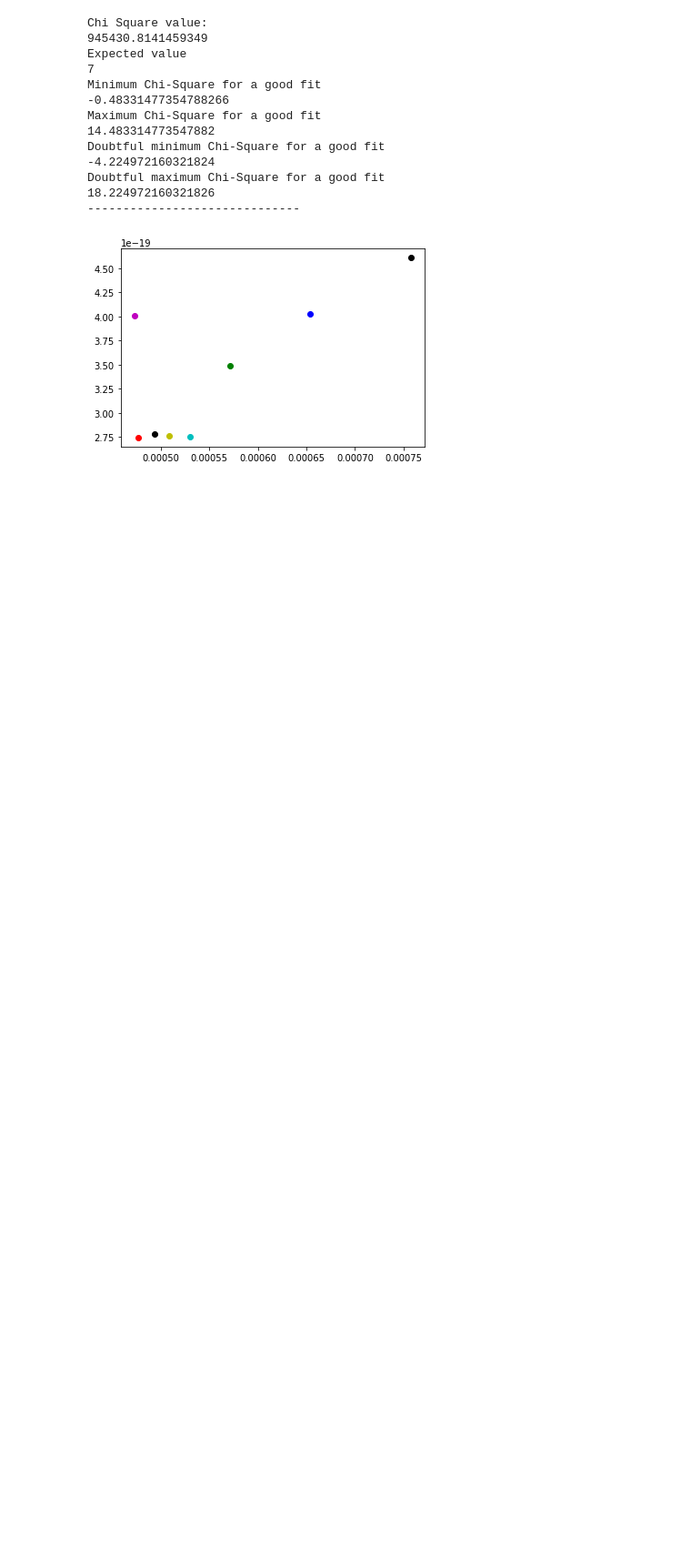
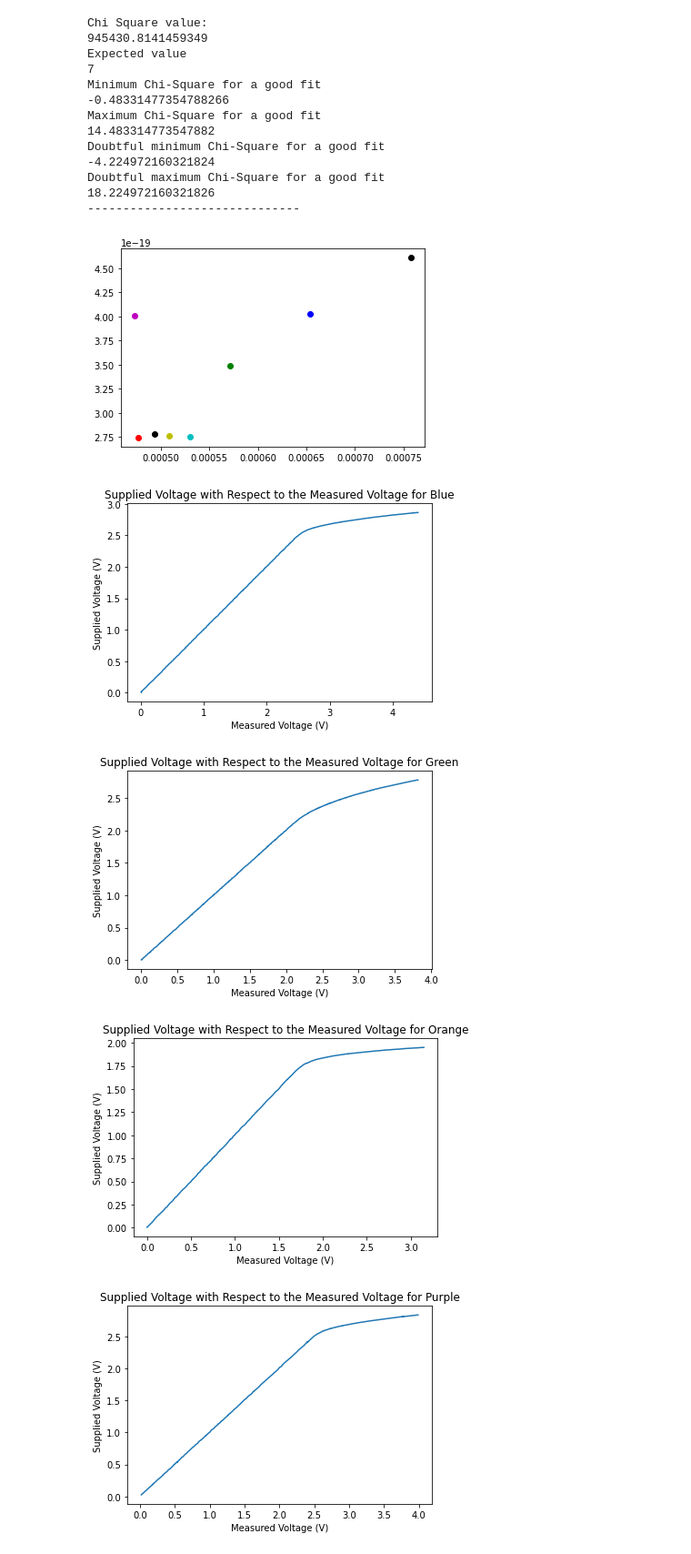
Before and after one commit to 3FI/PHYS-258, a Jupyter notebook: Lab5/Lab5_Notebook.ipynb, the cells around one changed output. Shown: that part at 91% size. Saved outputs shown, nothing was run; the diff lists cells and outputs as text; code cells hidden in the pictures; blank space fills up the shorter version.

```diff
--- a/Lab5/Lab5_Notebook.ipynb
+++ b/Lab5/Lab5_Notebook.ipynb
@@ -95,3 +95,22 @@ for i in [0,1,2,3,4,5,6,7,8] :
     plt.errorbar( unumpy.nominal_values(x) , unumpy.nominal_values(y), xerr=unumpy.std_devs(x), yerr=unumpy.std_devs(y), fmt=rcolor[i]+'o', label='data')
 # %% [output]
 [figure]
+# %%
+for color in ['Blue','Green','Orange','Purple','Red','UV','White-White','Yellow-Green','Yellow']:
+    globals()['data_'+color] = []
+    for j in [0,1]:
+        collumn = np.genfromtxt("data/"+color+".csv", delimiter=",", usecols=(j), skip_header=1, skip_footer=0)
+        globals()['data_'+color].append(collumn)
+    plt.figure()
+    plt.plot(globals()['data_'+color][1],globals()['data_'+color][0])
+    plt.title('Supplied Voltage with Respect to the Measured Voltage for '+color)
+    plt.ticklabel_format(style='plain')
+    plt.xlabel('Measured Voltage (V)')
+    plt.ylabel('Supplied Voltage (V)')
+    plt.show
+    plt.savefig('fig/'+color)
+# %% [output]
+[figure, added]
+[figure, added]
+[figure, added]
+[figure, added]
```
Also changed, not shown: parts of 1 cell of this notebook, 14 other files.
